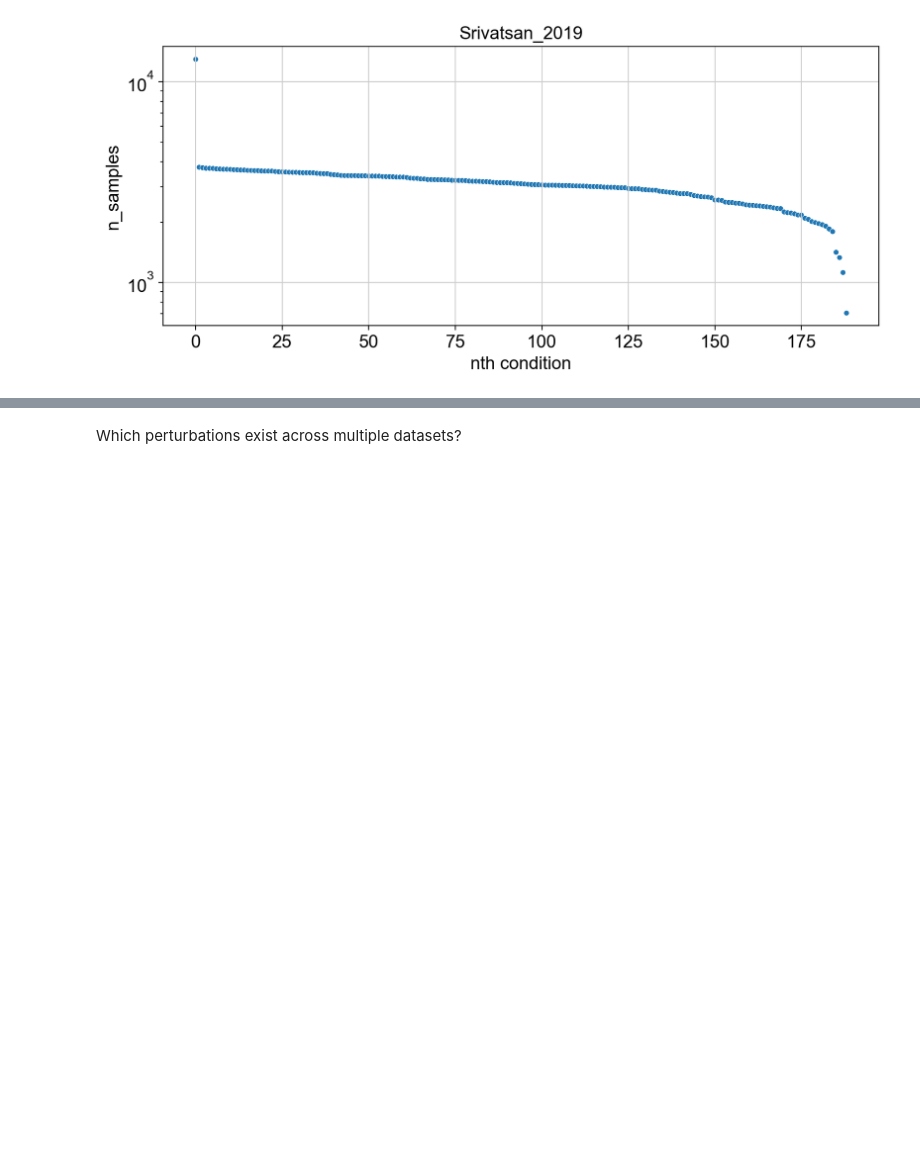
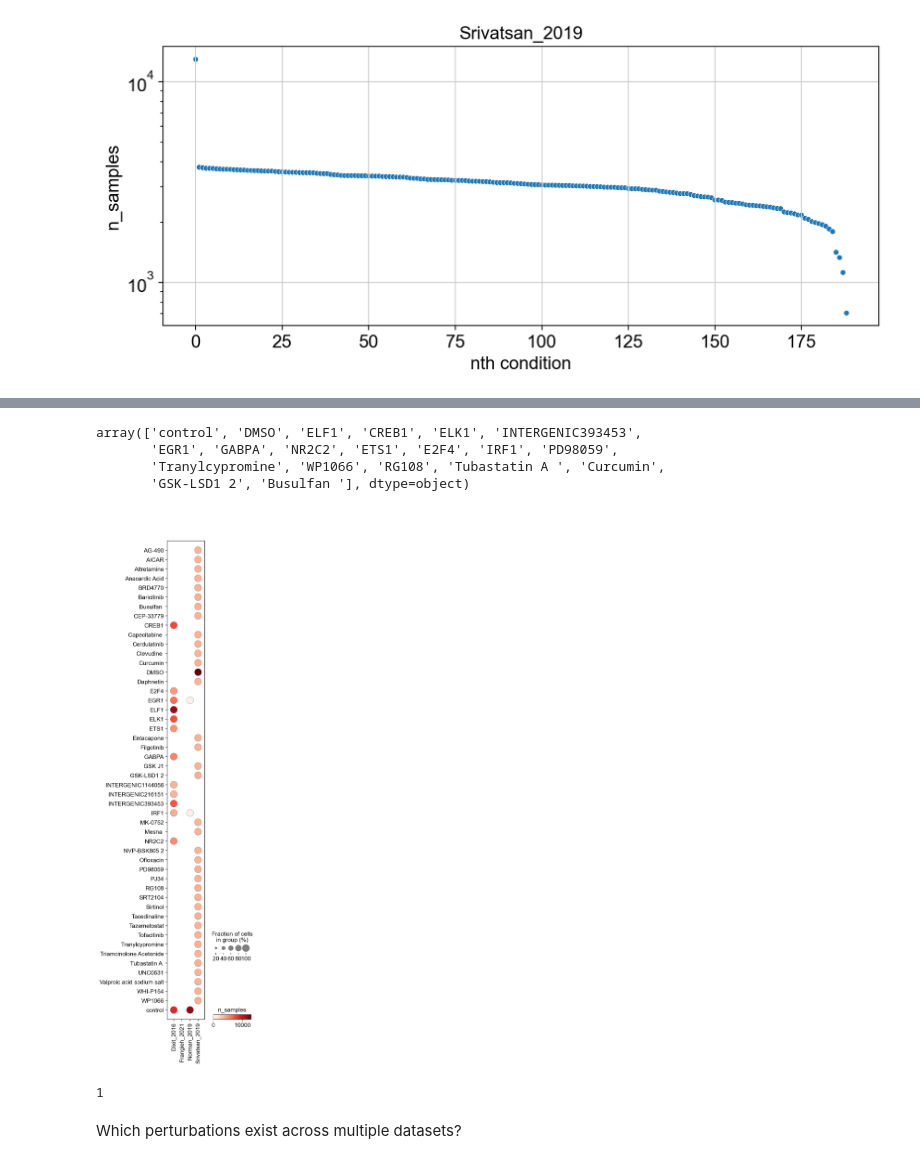
Before and after one commit to theislab/sc-pert, a Jupyter notebook: dataset_example.ipynb, the cells around one changed output, grey strips where cells are left out. Saved outputs shown, nothing was run; the diff lists cells and outputs as text; code cells hidden in the pictures; blank space fills up the shorter version.

```diff
--- a/dataset_example.ipynb
+++ b/dataset_example.ipynb
@@ -73,0 +76,3 @@ for a in adatas:
+# %%
+df = pd.crosstab(adata.obs.perturbation_name, adata.obs.dataset)
+df['sum'] = df.sum(axis=1)
@@ -74,3 +116,27 @@ for a in adatas:
+# %%
+freq = ad.AnnData(df.sort_values(by='sum', ascending=False).drop('sum', axis=1))
+# %%
+freq.obs = freq.obs.reset_index()
+# %%
+freq.obs.perturbation_name.values[:20]
+# %% [output]
+array(['control', 'DMSO', 'ELF1', 'CREB1', 'ELK1', 'INTERGENIC393453',
+       'EGR1', 'GABPA', 'NR2C2', 'ETS1', 'E2F4', 'IRF1', 'PD98059',
+       'Tranylcypromine', 'WP1066', 'RG108', 'Tubastatin A ', 'Curcumin',
+       'GSK-LSD1 2', 'Busulfan '], dtype=object)
+# %%
+sc.pl.dotplot(
+    freq[freq.obs.perturbation_name.isin(freq.obs.perturbation_name.values[:50])],
+    var_names=freq.var_names,
+    groupby='perturbation_name',
+    colorbar_title='n_samples'
+)
+# %% [output]
+[figure, added]
+# %%
+['a', 'b'].index('b')
+# %% [output]
+1
 # %% [markdown]
 Which perturbations exist across multiple datasets?
 # %%
```
Also changed, not shown: parts of 21 cells of this notebook, 3 other files.
